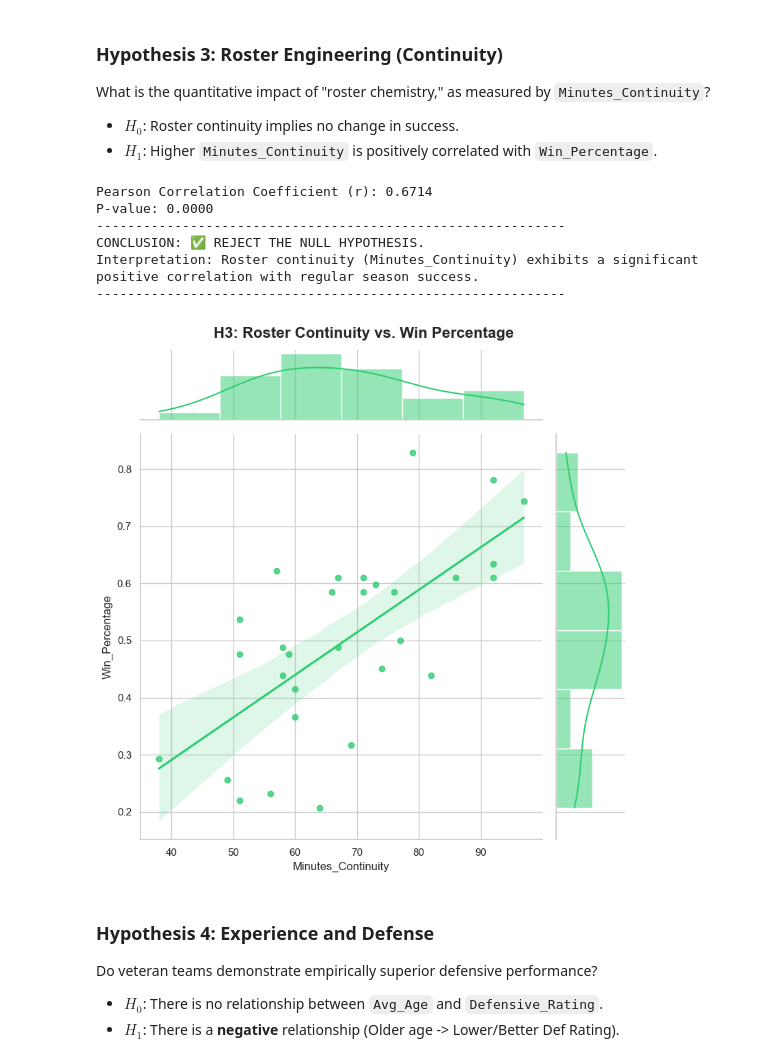
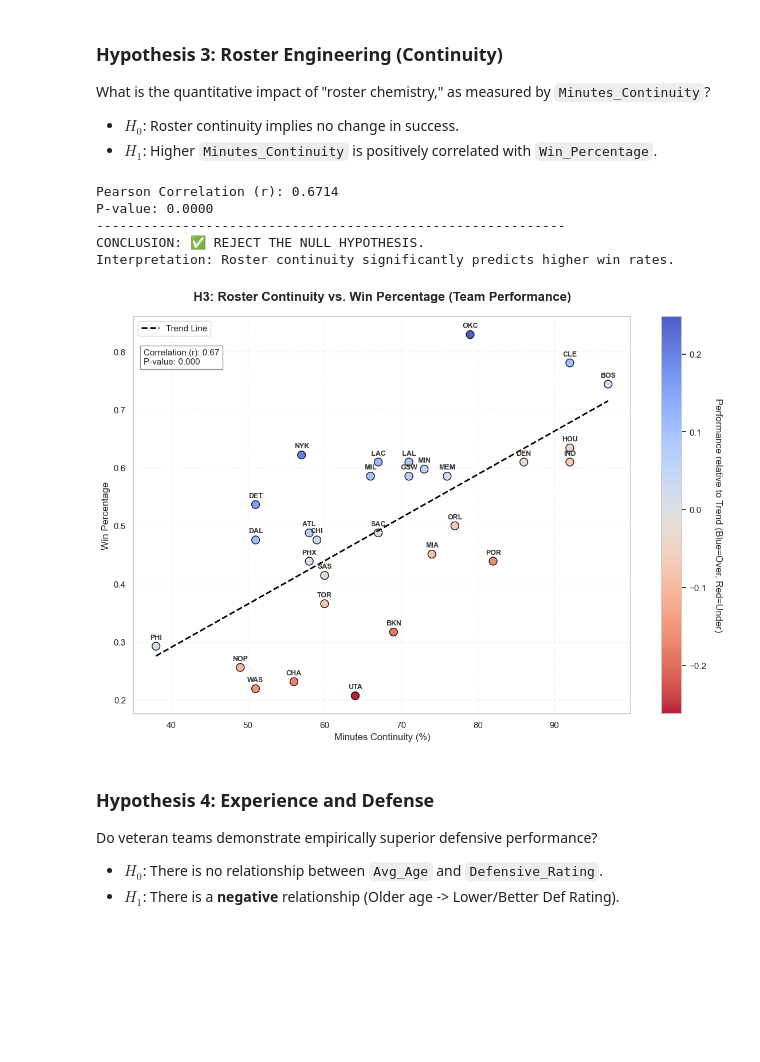
Before and after one commit to akoo57/DSA210_Akif, a Jupyter notebook: dsa.ipynb, the cells around one changed output. Saved outputs shown, nothing was run; the diff lists cells and outputs as text; code cells hidden in the pictures; blank space fills up the shorter version.

```diff
--- a/dsa.ipynb
+++ b/dsa.ipynb
@@ -179,33 +179,57 @@ What is the quantitative impact of "roster chemistry," as measured by `Minutes_C
 * **$H_0$**: Roster continuity implies no change in success.
 * **$H_1$**: Higher `Minutes_Continuity` is positively correlated with `Win_Percentage`.
 # %%
-r, p = stats.pearsonr(df['Minutes_Continuity'], df['Win_Percentage'])
+slope, intercept, r_value, p_value, std_err = stats.linregress(df['Minutes_Continuity'], df['Win_Percentage'])
+df['Predicted_Win_Pct'] = slope * df['Minutes_Continuity'] + intercept
+df['Residual'] = df['Win_Percentage'] - df['Predicted_Win_Pct']
 
-print(f"Pearson Correlation Coefficient (r): {r:.4f}")
-print(f"P-value: {p:.4f}")
+print(f"Pearson Correlation (r): {r_value:.4f}")
+print(f"P-value: {p_value:.4f}")
 print("-" * 60)
 
-if p < 0.05:
+if p_value < 0.05:
     print("CONCLUSION: ✅ REJECT THE NULL HYPOTHESIS.")
-    print("Interpretation: Roster continuity (Minutes_Continuity) exhibits a significant positive correlation with regular season success.")
+    print("Interpretation: Roster continuity significantly predicts higher win rates.")
 else:
     print("CONCLUSION: ❌ FAIL TO REJECT THE NULL HYPOTHESIS.")
-    print("Interpretation: No significant linear relationship was observed between roster continuity and winning percentage.")
-print("-" * 60)
 
+plt.figure(figsize=(14, 9))
 
-g = sns.jointplot(data=df, x='Minutes_Continuity', y='Win_Percentage', kind="reg",
-                  color="#2ecc71", height=8)
-g.fig.suptitle("H3: Roster Continuity vs. Win Percentage", fontsize=16, fontweight='bold', y=1.02)
+points = plt.scatter(df['Minutes_Continuity'], df['Win_Percentage'],
+                     c=df['Residual'], cmap='coolwarm_r', s=100, edgecolors='black', alpha=0.9)
+
+x_vals = np.array([df['Minutes_Continuity'].min(), df['Minutes_Continuity'].max()])
+y_vals = slope * x_vals + intercept
+plt.plot(x_vals, y_vals, color='black', linestyle='--', linewidth=2, label='Trend Line')
+
+for i in range(len(df)):
+    plt.text(x=df['Minutes_Continuity'].iloc[i],
+             y=df['Win_Percentage'].iloc[i] + 0.012,
+             s=df['Team'].iloc[i],
+             fontsize=9, fontweight='bold', color='#333333',
+             ha='center')
+
+plt.title("H3: Roster Continuity vs. Win Percentage (Team Performance)", fontsize=16, fontweight='bold', pad=20)
+plt.xlabel("Minutes Continuity (%)", fontsize=12)
+plt.ylabel("Win Percentage", fontsize=12)
+
+cbar = plt.colorbar(points)
+cbar.set_label('Performance relative to Trend (Blue=Over, Red=Under)', rotation=270, labelpad=20)
+plt.legend(loc='upper left', frameon=True)
+plt.grid(True, linestyle=':', alpha=0.4)
+
+stats_text = f"Correlation (r): {r_value:.2f}\nP-value: {p_value:.3f}"
+plt.text(0.02, 0.88, stats_text, transform=plt.gca().transAxes,
+         fontsize=11, bbox=dict(facecolor='white', alpha=0.9, edgecolor='gray'))
+
 plt.show()
 # %% [output]
-Pearson Correlation Coefficient (r): 0.6714
+Pearson Correlation (r): 0.6714
 P-value: 0.0000
 ------------------------------------------------------------
 CONCLUSION: ✅ REJECT THE NULL HYPOTHESIS.
-Interpretation: Roster continuity (Minutes_Continuity) exhibits a significant positive correlation with regular season success.
-------------------------------------------------------------
+Interpretation: Roster continuity significantly predicts higher win rates.
-[figure, old version]
+[figure, new version]
 # %% [markdown]
 ### Hypothesis 4: Experience and Defense
 Do veteran teams demonstrate empirically superior defensive performance?
```
Also changed, not shown: parts of 5 cells of this notebook.
